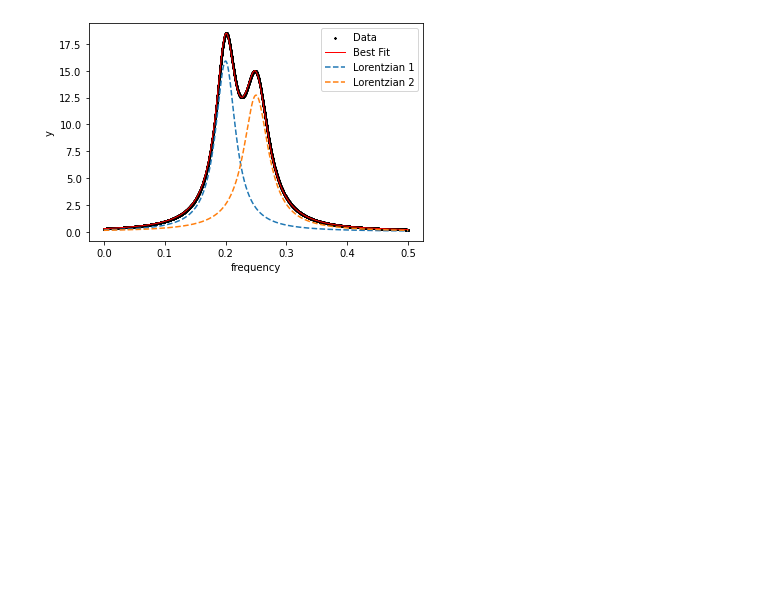
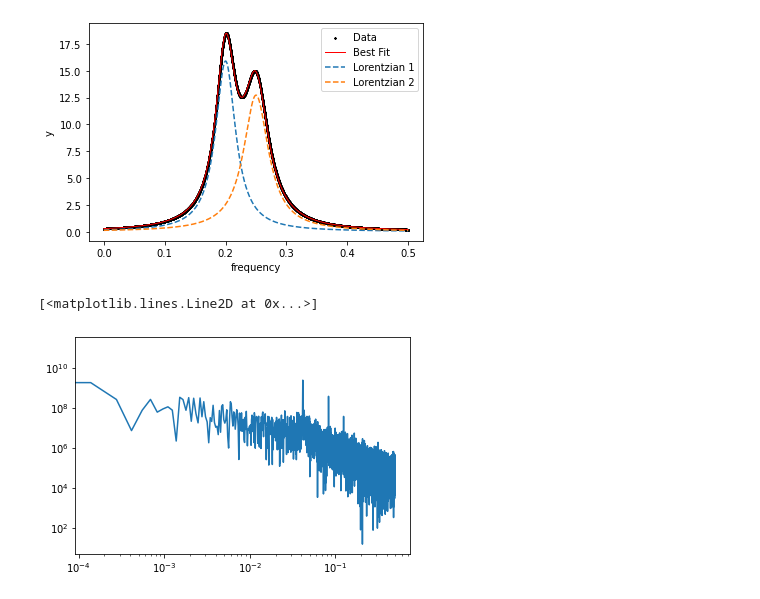
Before and after one commit to nx1/clear_skies, a Jupyter notebook: notebooks/exploratory.ipynb, the cells around one changed output. Cells and saved outputs as stored; diff of their text form; code cells hidden in the pictures; blank space fills up the shorter version.

```diff
--- a/notebooks/exploratory.ipynb
+++ b/notebooks/exploratory.ipynb
@@ -258,3 +272,8 @@ plt.legend()
 plt.show()
 # %% [output]
 [figure]
+# %%
+plt.loglog(freqs, psd)
+# %% [output]
+[<matplotlib.lines.Line2D at 0x...>]
+[figure, added]
```
Also changed, not shown: parts of 3 cells of this notebook, 1 other file.
